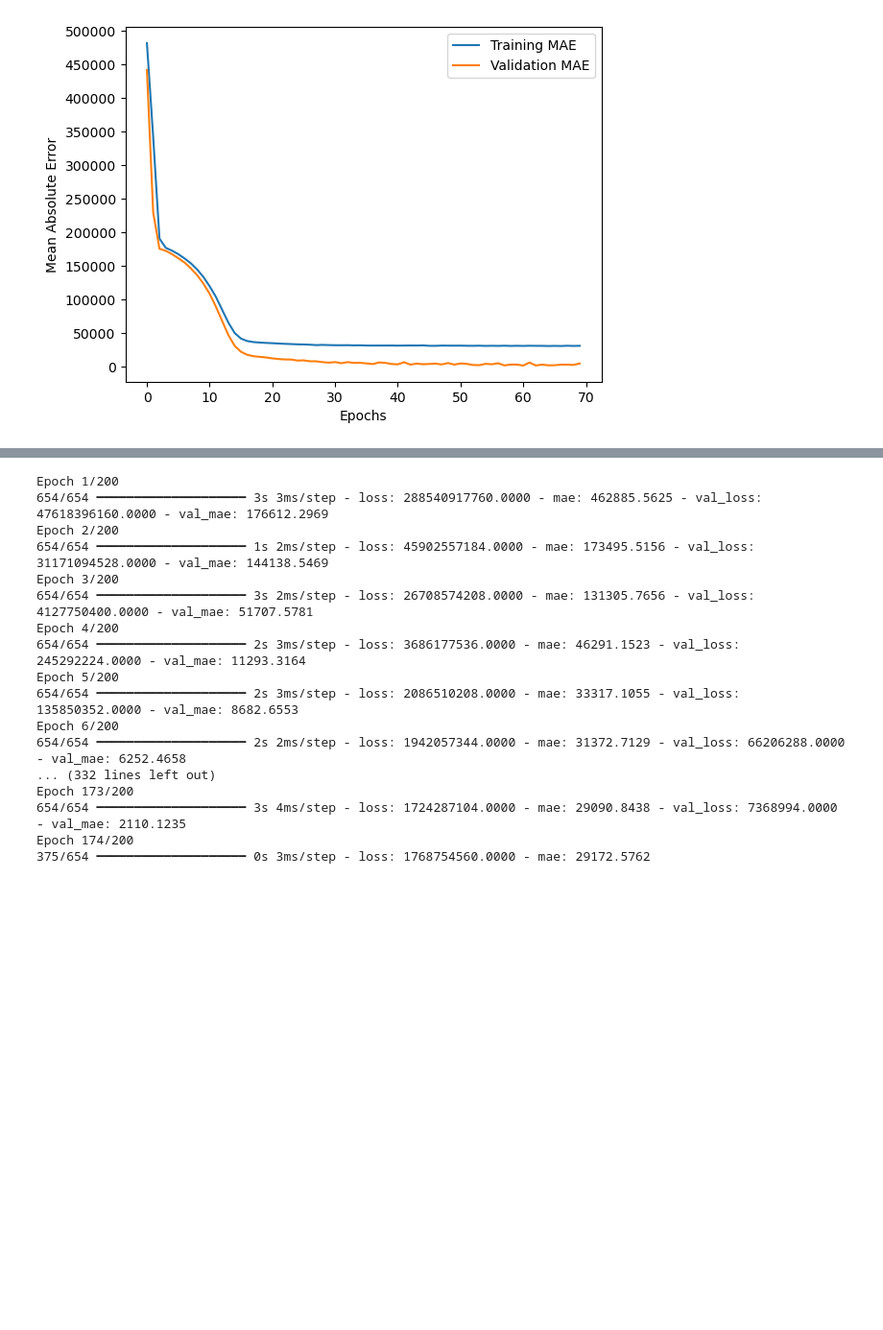
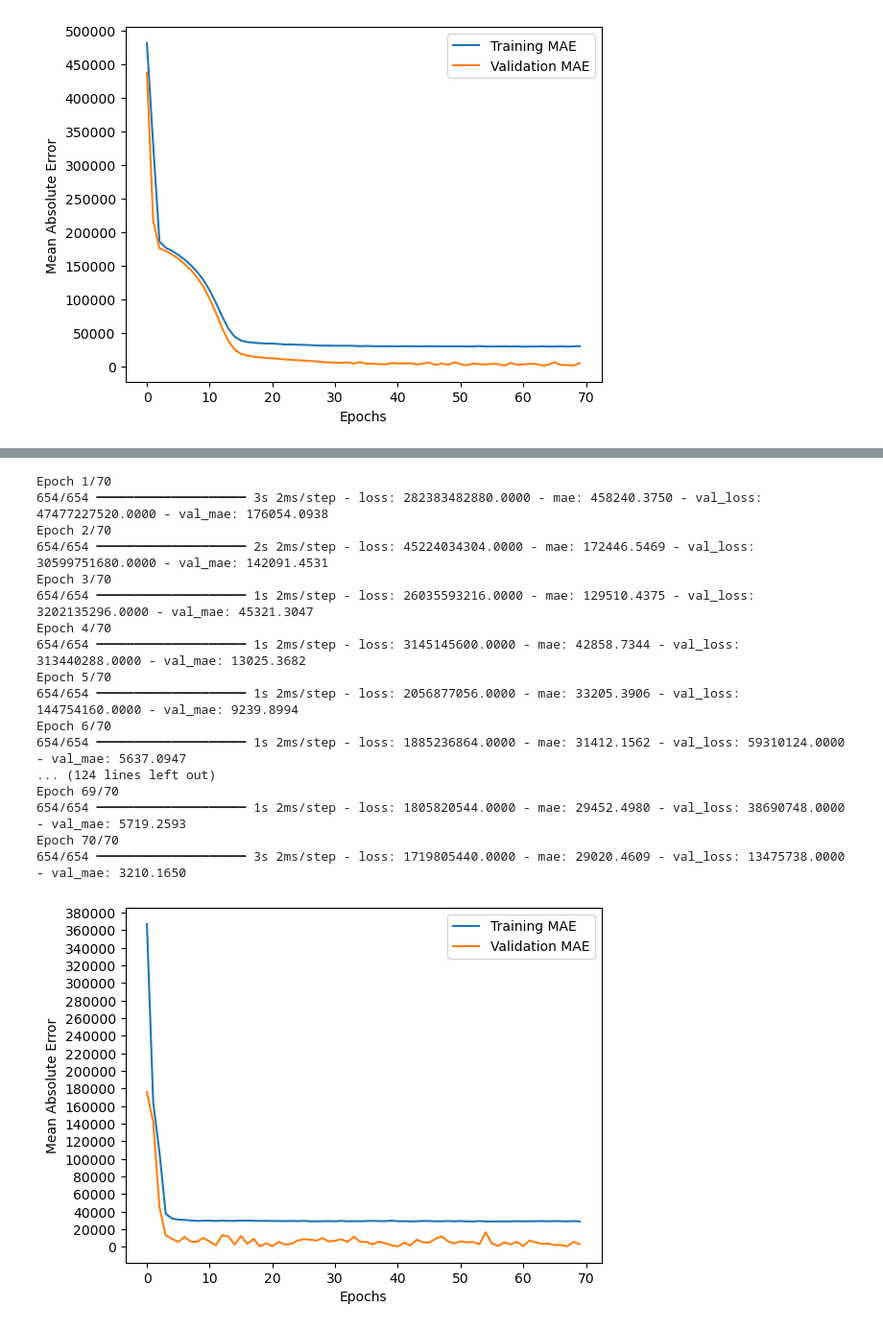
Before and after one commit to kaz4n/DataAi, a Jupyter notebook: deepSeekSolution2.ipynb, the cells around one changed output, grey strips where cells are left out. Shown at 96% size. Cells and saved outputs as stored; diff of their text form; code cells hidden in the pictures; blank space fills up the shorter version.

```diff
--- a/deepSeekSolution2.ipynb
+++ b/deepSeekSolution2.ipynb
@@ -691,34 +739,35 @@ Model: "sequential_6"
  Trainable params: 34,049 (133.00 KB)
  Non-trainable params: 0 (0.00 B)
 # %%
-history = model6.fit(X_train, y_train, epochs=200,validation_data=(X_val, y_val))
+history = model6.fit(X_train, y_train, epochs=70,validation_data=(X_val, y_val))
 import matplotlib.pyplot as plt
 
 plt.plot(history.history['mae'], label='Training MAE')
 plt.plot(history.history['val_mae'], label='Validation MAE')
 plt.xlabel('Epochs')
 plt.ylabel('Mean Absolute Error')
 plt.legend()
 
 # Add more y-axis ticks for detail
 plt.locator_params(axis='y', nbins=30)  # Increase nbins for more ticks
 
 plt.show()
 # %% [output]
-Epoch 1/200
-654/654 ━━━━━━━━━━━━━━━━━━━━ 3s 3ms/step - loss: 288540917760.0000 - mae: 462885.5625 - val_loss: 47618396160.0000 - val_mae: 176612.2969
-Epoch 2/200
-654/654 ━━━━━━━━━━━━━━━━━━━━ 1s 2ms/step - loss: 45902557184.0000 - mae: 173495.5156 - val_loss: 31171094528.0000 - val_mae: 144138.5469
-Epoch 3/200
-654/654 ━━━━━━━━━━━━━━━━━━━━ 3s 2ms/step - loss: 26708574208.0000 - mae: 131305.7656 - val_loss: 4127750400.0000 - val_mae: 51707.5781
-Epoch 4/200
-654/654 ━━━━━━━━━━━━━━━━━━━━ 2s 3ms/step - loss: 3686177536.0000 - mae: 46291.1523 - val_loss: 245292224.0000 - val_mae: 11293.3164
-Epoch 5/200
-654/654 ━━━━━━━━━━━━━━━━━━━━ 2s 3ms/step - loss: 2086510208.0000 - mae: 33317.1055 - val_loss: 135850352.0000 - val_mae: 8682.6553
-Epoch 6/200
-654/654 ━━━━━━━━━━━━━━━━━━━━ 2s 2ms/step - loss: 1942057344.0000 - mae: 31372.7129 - val_loss: 66206288.0000 - val_mae: 6252.4658
-... (332 lines left out)
-Epoch 173/200
-654/654 ━━━━━━━━━━━━━━━━━━━━ 3s 4ms/step - loss: 1724287104.0000 - mae: 29090.8438 - val_loss: 7368994.0000 - val_mae: 2110.1235
-Epoch 174/200
-375/654 ━━━━━━━━━━━━━━━━━━━━ 0s 3ms/step - loss: 1768754560.0000 - mae: 29172.5762
+Epoch 1/70
+654/654 ━━━━━━━━━━━━━━━━━━━━ 3s 2ms/step - loss: 282383482880.0000 - mae: 458240.3750 - val_loss: 47477227520.0000 - val_mae: 176054.0938
+Epoch 2/70
+654/654 ━━━━━━━━━━━━━━━━━━━━ 2s 2ms/step - loss: 45224034304.0000 - mae: 172446.5469 - val_loss: 30599751680.0000 - val_mae: 142091.4531
+Epoch 3/70
+654/654 ━━━━━━━━━━━━━━━━━━━━ 1s 2ms/step - loss: 26035593216.0000 - mae: 129510.4375 - val_loss: 3202135296.0000 - val_mae: 45321.3047
+Epoch 4/70
+654/654 ━━━━━━━━━━━━━━━━━━━━ 1s 2ms/step - loss: 3145145600.0000 - mae: 42858.7344 - val_loss: 313440288.0000 - val_mae: 13025.3682
+Epoch 5/70
+654/654 ━━━━━━━━━━━━━━━━━━━━ 1s 2ms/step - loss: 2056877056.0000 - mae: 33205.3906 - val_loss: 144754160.0000 - val_mae: 9239.8994
+Epoch 6/70
+654/654 ━━━━━━━━━━━━━━━━━━━━ 1s 2ms/step - loss: 1885236864.0000 - mae: 31412.1562 - val_loss: 59310124.0000 - val_mae: 5637.0947
+... (124 lines left out)
+Epoch 69/70
+654/654 ━━━━━━━━━━━━━━━━━━━━ 1s 2ms/step - loss: 1805820544.0000 - mae: 29452.4980 - val_loss: 38690748.0000 - val_mae: 5719.2593
+Epoch 70/70
+654/654 ━━━━━━━━━━━━━━━━━━━━ 3s 2ms/step - loss: 1719805440.0000 - mae: 29020.4609 - val_loss: 13475738.0000 - val_mae: 3210.1650
+[figure, added]
```
Also changed, not shown: parts of 23 cells of this notebook, 1 other file.
